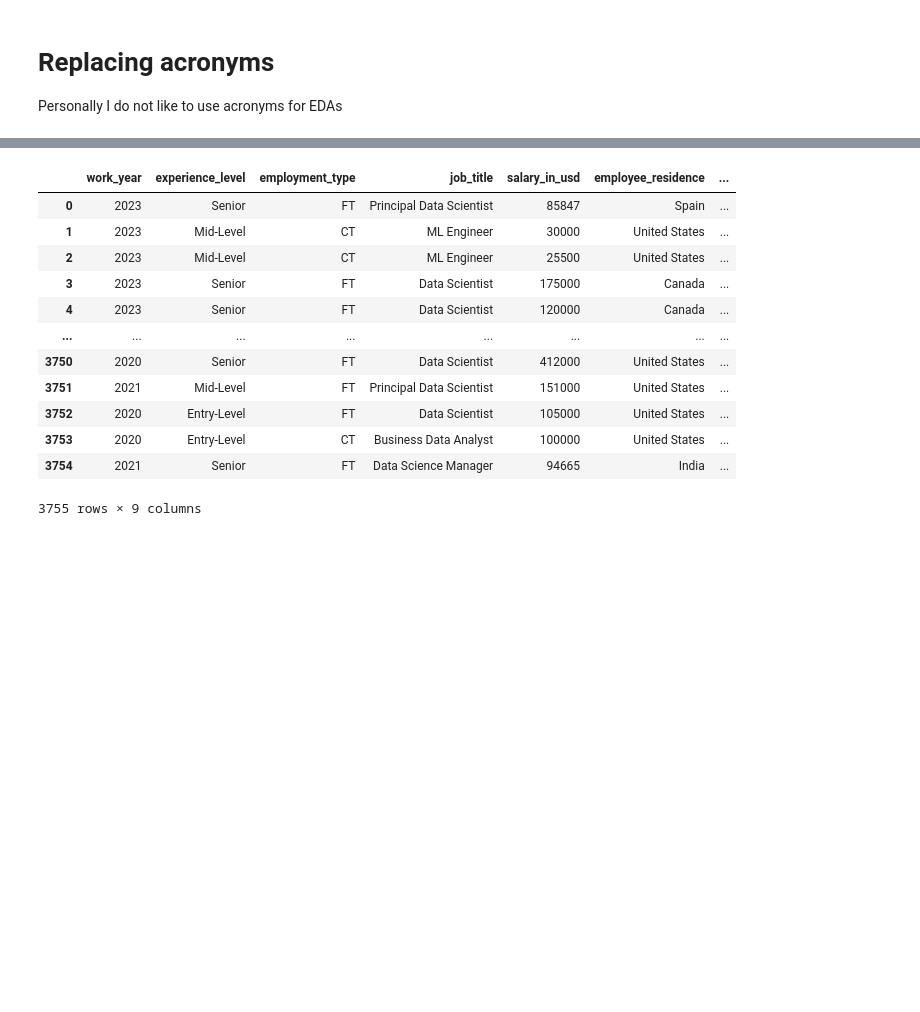
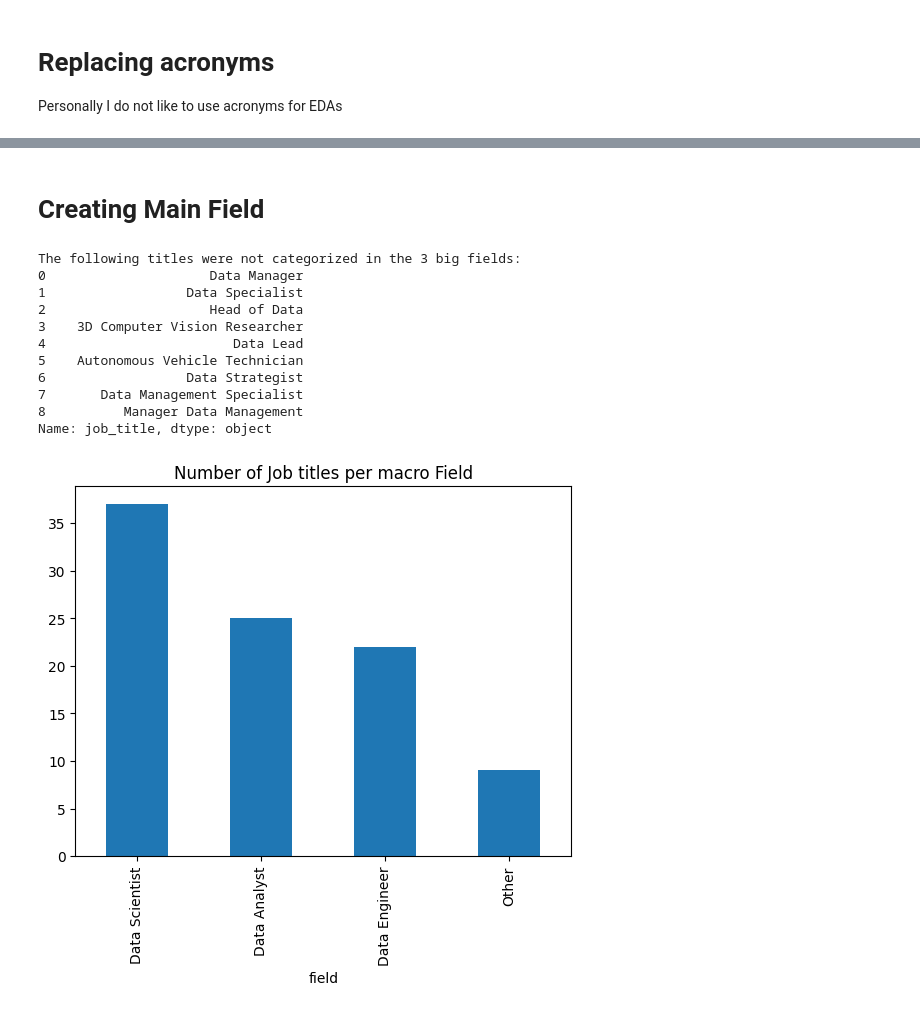
Before and after one commit to LucasGalanti/kaggle_data_science_salaries, a Jupyter notebook: ds_salaries.ipynb, the cells around one changed output, grey strips where cells are left out. Cells and saved outputs as stored; diff of their text form; code cells hidden in the pictures; blank space fills up the shorter version.

Commit message:
finish salary distribution

```diff
--- a/ds_salaries.ipynb
+++ b/ds_salaries.ipynb
@@ -86,3 +86,9 @@ salaries['company_size'] = salaries['company_size'].replace(
 )
 # %%
 salaries['experience_level'] = salaries['experience_level'].replace({'EN': 'Entry-Level', 'MI' : 'Mid-Level', 'SE': 'Senior', 'EX': 'Executive'})
+# %%
+# Let's only look into salaries in kUSD
+salaries['salary_in_kusd'] = salaries['salary_in_usd']/1000
+salaries['salary_in_kusd'] = salaries['salary_in_kusd'].astype(int)
+salaries = salaries.drop(['salary', 'salary_currency', 'salary_in_usd'], axis = 'columns')
+salaries
@@ -88,0 +109,36 @@ salaries['experience_level'] = salaries['experience_level'].replace({'EN': 'Entr
+# %% [markdown]
+# Creating Main Field
+# %%
+titles = pd.DataFrame(salaries.job_title.value_counts(normalize=True)).drop('proportion',axis=1)
+
+Data_Science_keywords = {
+    "Data Scientist"  : ['Science', 'Scientist', 'AI', 'ML', 'Machine Learning', 'Deep Learning', 'Model'],
+    'Data Analyst'  : ['Analyst', 'Analysis', 'Analytic', 'Business', 'BI'],
+    'Data Engineer' : ['Engineer', 'Engineering', 'Architect', 'DB', 'Database', 'Azure', 'ETL']
+}
+
+titles['field'] = 'Other'
+
+for job_title in titles.index:
+    for macro_function in Data_Science_keywords.keys():
+        if any(keyword in job_title for keyword in Data_Science_keywords[macro_function]):
+            titles.loc[job_title, 'field'] = macro_function
+            break
+
+titles.groupby('field').value_counts().sort_values(ascending=False).plot(kind='bar', title= 'Number of Job titles per macro Field')
+
+print('The following titles were not categorized in the 3 big fields:')
+print(titles[titles['field']=='Other'].reset_index()['job_title'])
+# %% [output]
+The following titles were not categorized in the 3 big fields:
+0                     Data Manager
+1                  Data Specialist
+2                     Head of Data
+3    3D Computer Vision Researcher
+4                        Data Lead
+5    Autonomous Vehicle Technician
+6                  Data Strategist
+7       Data Management Specialist
+8          Manager Data Management
+Name: job_title, dtype: object
+[figure, added]
@@ -89,17 +147,2 @@ salaries['experience_level'] = salaries['experience_level'].replace({'EN': 'Entr
 # %%
-salaries = salaries.drop(['salary', 'salary_currency'], axis = 'columns')
-salaries
+salaries = salaries[salaries['field']!='Other']
-# %% [output]
-|  | work_year | experience_level | employment_type | job_title | salary_in_usd | employee_residence | ... |
-| 0 | 2023 | Senior | FT | Principal Data Scientist | 85847 | Spain | ... |
-| 1 | 2023 | Mid-Level | CT | ML Engineer | 30000 | United States | ... |
-| 2 | 2023 | Mid-Level | CT | ML Engineer | 25500 | United States | ... |
-| 3 | 2023 | Senior | FT | Data Scientist | 175000 | Canada | ... |
-| 4 | 2023 | Senior | FT | Data Scientist | 120000 | Canada | ... |
-| ... | ... | ... | ... | ... | ... | ... | ... |
-| 3750 | 2020 | Senior | FT | Data Scientist | 412000 | United States | ... |
-| 3751 | 2021 | Mid-Level | FT | Principal Data Scientist | 151000 | United States | ... |
-| 3752 | 2020 | Entry-Level | FT | Data Scientist | 105000 | United States | ... |
-| 3753 | 2020 | Entry-Level | CT | Business Data Analyst | 100000 | United States | ... |
-| 3754 | 2021 | Senior | FT | Data Science Manager | 94665 | India | ... |
-3755 rows × 9 columns
```
Also changed, not shown: parts of 12 cells of this notebook.
